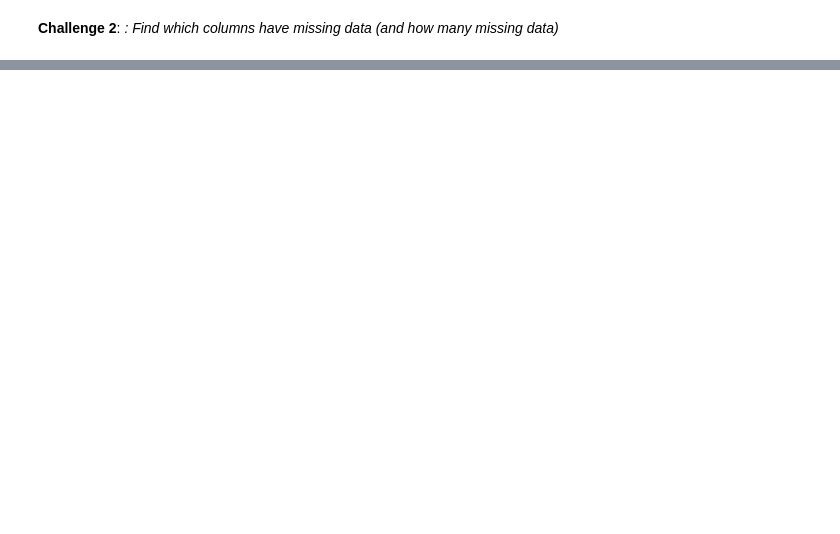
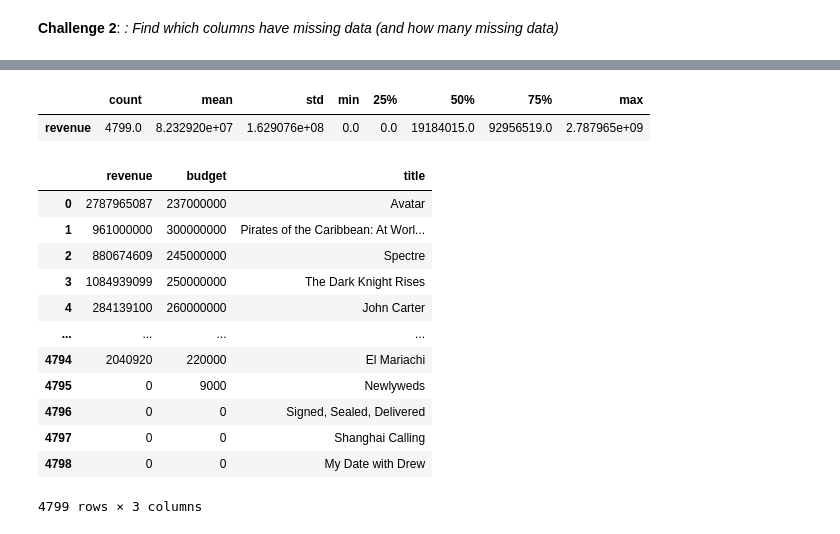
Before and after one commit to sallystoyell/f21_pfssr_wk11, a Jupyter notebook: F21 EPSY5122 PFSSR Week11.ipynb, the cells around one changed output, grey strips where cells are left out. Drawn from its saved outputs; the diff is of its cells as text; code cells hidden in the pictures; blank space fills up the shorter version.

```diff
--- a/F21 EPSY5122 PFSSR Week11.ipynb
+++ b/F21 EPSY5122 PFSSR Week11.ipynb
@@ -31,0 +88,21 @@ mov.head()
+# %%
+mov3[['revenue']].describe().transpose()
+# %% [output]
+|  | count | mean | std | min | 25% | 50% | 75% | max |
+| revenue | 4799.0 | 8.232920e+07 | 1.629076e+08 | 0.0 | 0.0 | 19184015.0 | 92956519.0 | 2.787965e+09 |
+# %%
+mov3[['revenue', 'budget', 'title']]
+# %% [output]
+|  | revenue | budget | title |
+| 0 | 2787965087 | 237000000 | Avatar |
+| 1 | 961000000 | 300000000 | Pirates of the Caribbean: At Worl... |
+| 2 | 880674609 | 245000000 | Spectre |
+| 3 | 1084939099 | 250000000 | The Dark Knight Rises |
+| 4 | 284139100 | 260000000 | John Carter |
+| ... | ... | ... | ... |
+| 4794 | 2040920 | 220000 | El Mariachi |
+| 4795 | 0 | 9000 | Newlyweds |
+| 4796 | 0 | 0 | Signed, Sealed, Delivered |
+| 4797 | 0 | 0 | Shanghai Calling |
+| 4798 | 0 | 0 | My Date with Drew |
+4799 rows × 3 columns
```
Also changed, not shown: parts of 8 cells of this notebook.
